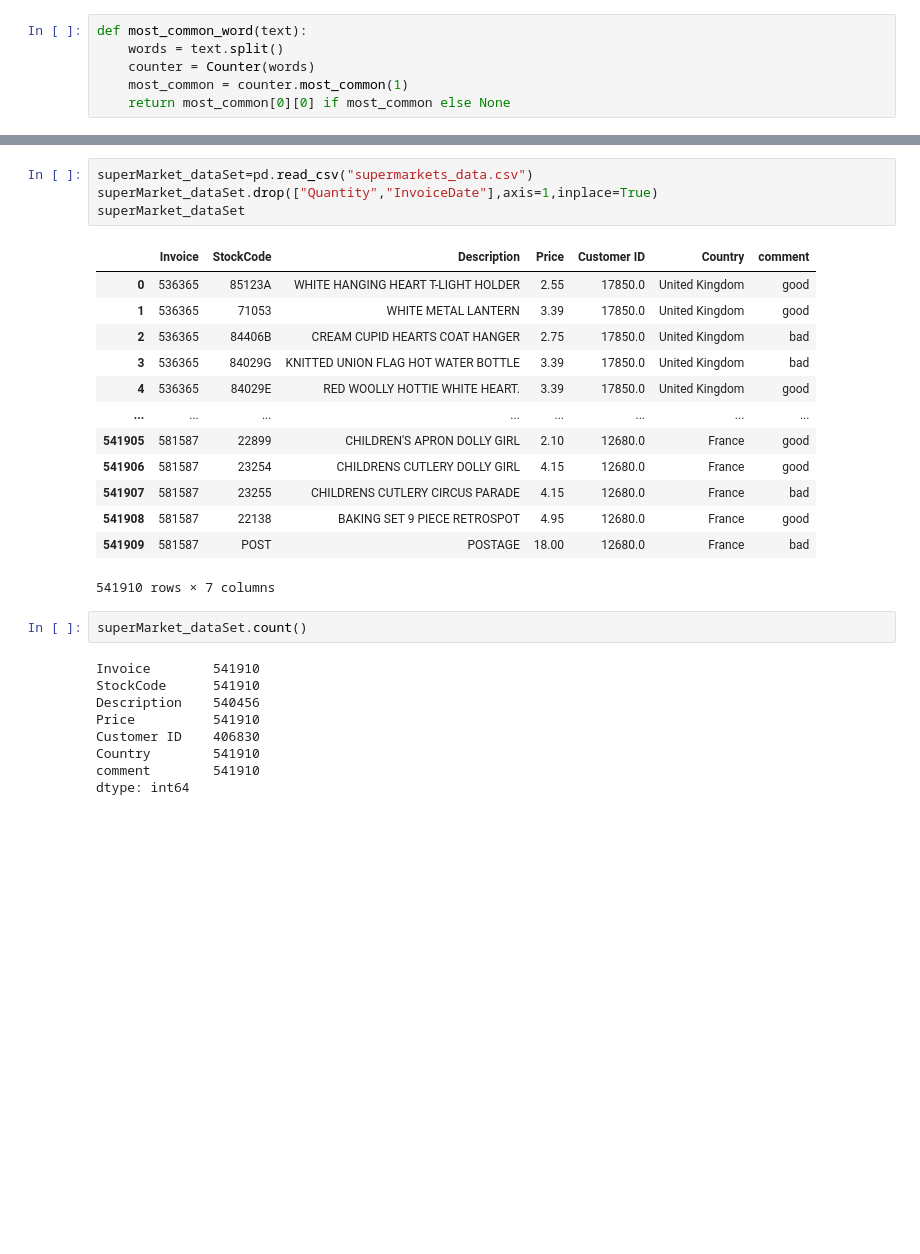
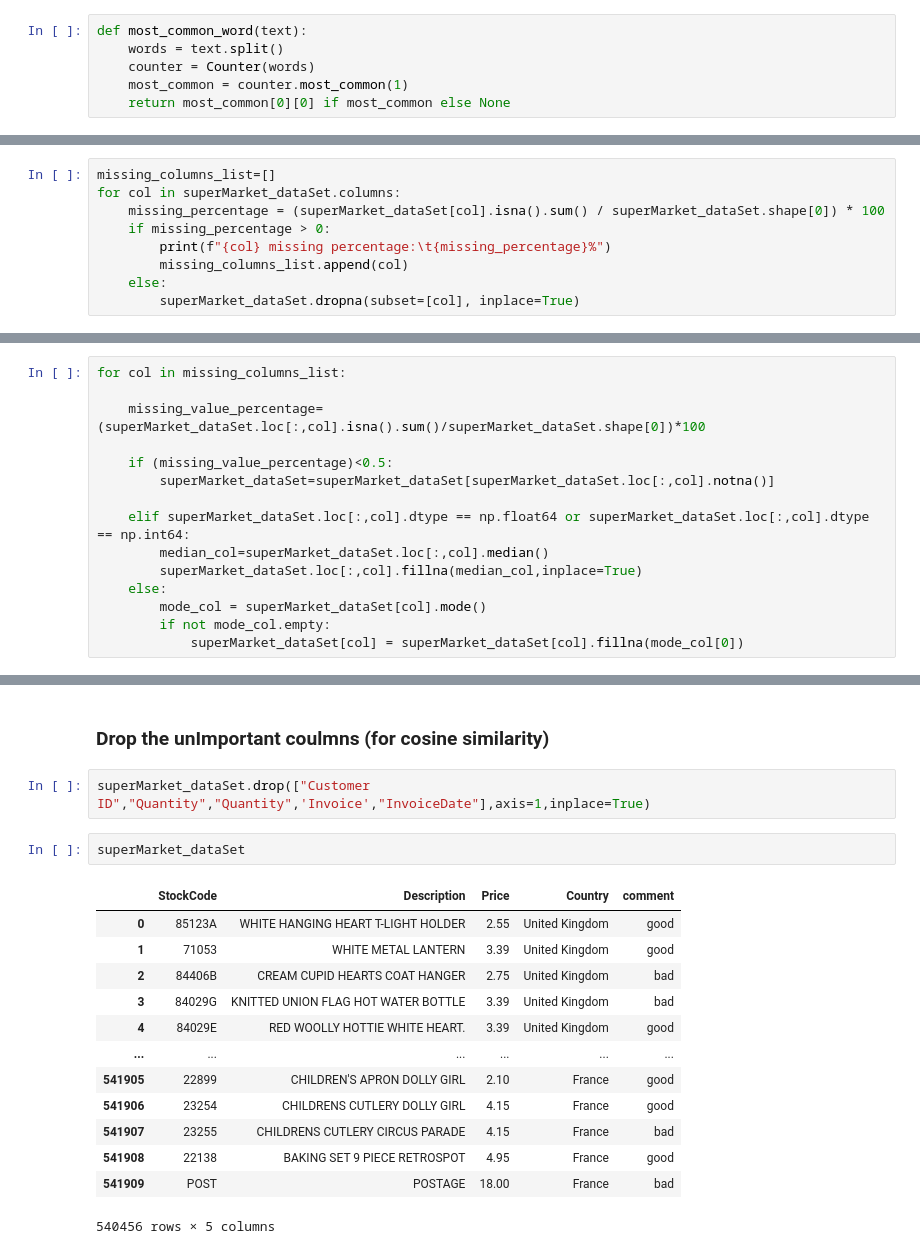
Before and after one commit to bhzyy/Machine_Learning, a Jupyter notebook: recommend_Rank/super_market_rank.ipynb, the cells around one changed output, grey strips where cells are left out. Drawn from its saved outputs; the diff is of its cells as text; blank space fills up the shorter version.

```diff
--- a/recommend_Rank/super_market_rank.ipynb
+++ b/recommend_Rank/super_market_rank.ipynb
@@ -15,0 +70,9 @@ def most_common_word(text):
+# %%
+missing_columns_list=[]
+for col in superMarket_dataSet.columns:
+    missing_percentage = (superMarket_dataSet[col].isna().sum() / superMarket_dataSet.shape[0]) * 100
+    if missing_percentage > 0:
+        print(f"{col} missing percentage:\t{missing_percentage}%")
+        missing_columns_list.append(col)
+    else:
+        superMarket_dataSet.dropna(subset=[col], inplace=True)
@@ -15,0 +82,15 @@ def most_common_word(text):
+# %%
+for col in missing_columns_list:
+
+    missing_value_percentage=(superMarket_dataSet.loc[:,col].isna().sum()/superMarket_dataSet.shape[0])*100
+
+    if (missing_value_percentage)<0.5:
+        superMarket_dataSet=superMarket_dataSet[superMarket_dataSet.loc[:,col].notna()]
+
+    elif superMarket_dataSet.loc[:,col].dtype == np.float64 or superMarket_dataSet.loc[:,col].dtype == np.int64:
+        median_col=superMarket_dataSet.loc[:,col].median()
+        superMarket_dataSet.loc[:,col].fillna(median_col,inplace=True)
+    else:
+        mode_col = superMarket_dataSet[col].mode()
+        if not mode_col.empty:
+            superMarket_dataSet[col] = superMarket_dataSet[col].fillna(mode_col[0])
@@ -16,29 +109,20 @@ def most_common_word(text):
+# %% [markdown]
+### Drop the unImportant coulmns (for cosine similarity)
 # %%
-superMarket_dataSet=pd.read_csv("supermarkets_data.csv")
-superMarket_dataSet.drop(["Quantity","InvoiceDate"],axis=1,inplace=True)
-superMarket_dataSet
+superMarket_dataSet.drop(["Customer ID","Quantity","Quantity",'Invoice',"InvoiceDate"],axis=1,inplace=True)
-# %% [output]
-|  | Invoice | StockCode | Description | Price | Customer ID | Country | comment |
-| 0 | 536365 | 85123A | WHITE HANGING HEART T-LIGHT HOLDER | 2.55 | 17850.0 | United Kingdom | good |
-| 1 | 536365 | 71053 | WHITE METAL LANTERN | 3.39 | 17850.0 | United Kingdom | good |
-| 2 | 536365 | 84406B | CREAM CUPID HEARTS COAT HANGER | 2.75 | 17850.0 | United Kingdom | bad |
-| 3 | 536365 | 84029G | KNITTED UNION FLAG HOT WATER BOTTLE | 3.39 | 17850.0 | United Kingdom | bad |
-| 4 | 536365 | 84029E | RED WOOLLY HOTTIE WHITE HEART. | 3.39 | 17850.0 | United Kingdom | good |
-| ... | ... | ... | ... | ... | ... | ... | ... |
-| 541905 | 581587 | 22899 | CHILDREN'S APRON DOLLY GIRL | 2.10 | 12680.0 | France | good |
-| 541906 | 581587 | 23254 | CHILDRENS CUTLERY DOLLY GIRL | 4.15 | 12680.0 | France | good |
-| 541907 | 581587 | 23255 | CHILDRENS CUTLERY CIRCUS PARADE | 4.15 | 12680.0 | France | bad |
-| 541908 | 581587 | 22138 | BAKING SET 9 PIECE RETROSPOT | 4.95 | 12680.0 | France | good |
-| 541909 | 581587 | POST | POSTAGE | 18.00 | 12680.0 | France | bad |
-541910 rows × 7 columns
 # %%
-superMarket_dataSet.count()
+superMarket_dataSet
 # %% [output]
+|  | StockCode | Description | Price | Country | comment |
+| 0 | 85123A | WHITE HANGING HEART T-LIGHT HOLDER | 2.55 | United Kingdom | good |
+| 1 | 71053 | WHITE METAL LANTERN | 3.39 | United Kingdom | good |
+| 2 | 84406B | CREAM CUPID HEARTS COAT HANGER | 2.75 | United Kingdom | bad |
+| 3 | 84029G | KNITTED UNION FLAG HOT WATER BOTTLE | 3.39 | United Kingdom | bad |
+| 4 | 84029E | RED WOOLLY HOTTIE WHITE HEART. | 3.39 | United Kingdom | good |
+| ... | ... | ... | ... | ... | ... |
+| 541905 | 22899 | CHILDREN'S APRON DOLLY GIRL | 2.10 | France | good |
+| 541906 | 23254 | CHILDRENS CUTLERY DOLLY GIRL | 4.15 | France | good |
+| 541907 | 23255 | CHILDRENS CUTLERY CIRCUS PARADE | 4.15 | France | bad |
+| 541908 | 22138 | BAKING SET 9 PIECE RETROSPOT | 4.95 | France | good |
+| 541909 | POST | POSTAGE | 18.00 | France | bad |
-Invoice        541910
-StockCode      541910
-Description    540456
-Price          541910
-Customer ID    406830
-Country        541910
-comment        541910
-dtype: int64
+540456 rows × 5 columns
```
Also changed, not shown: parts of 58 cells of this notebook, 3 other files.
